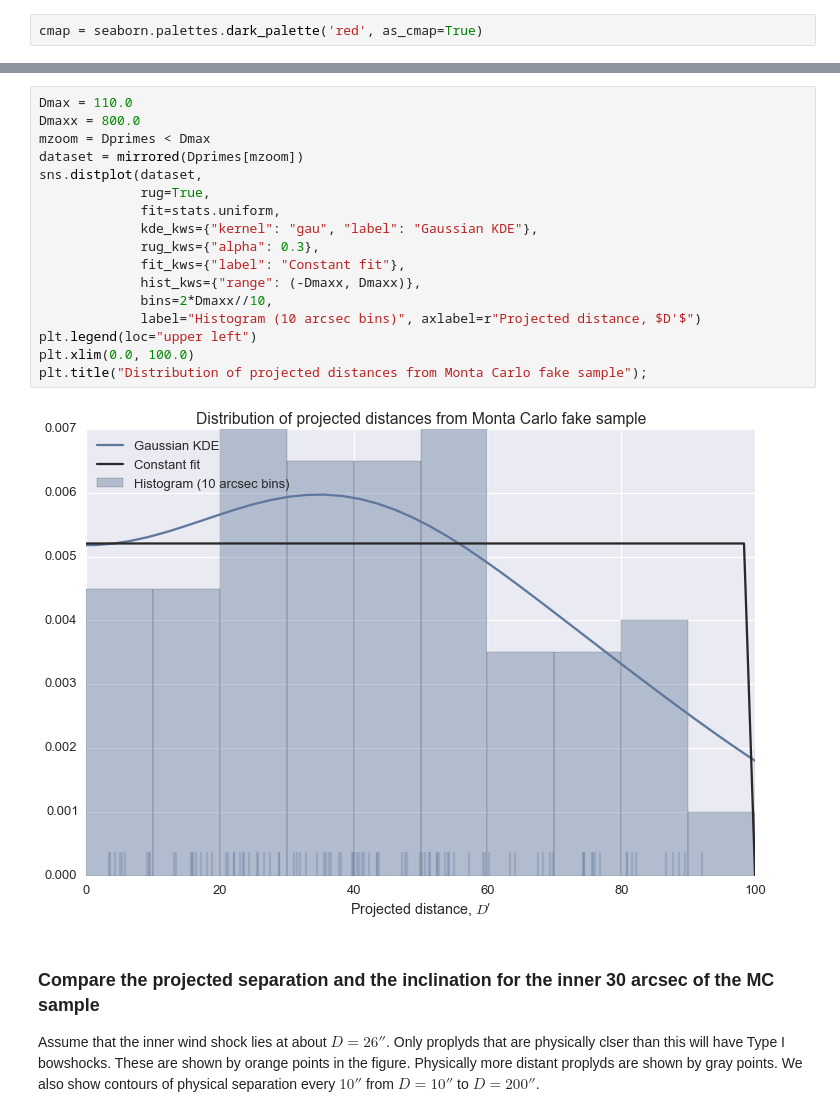
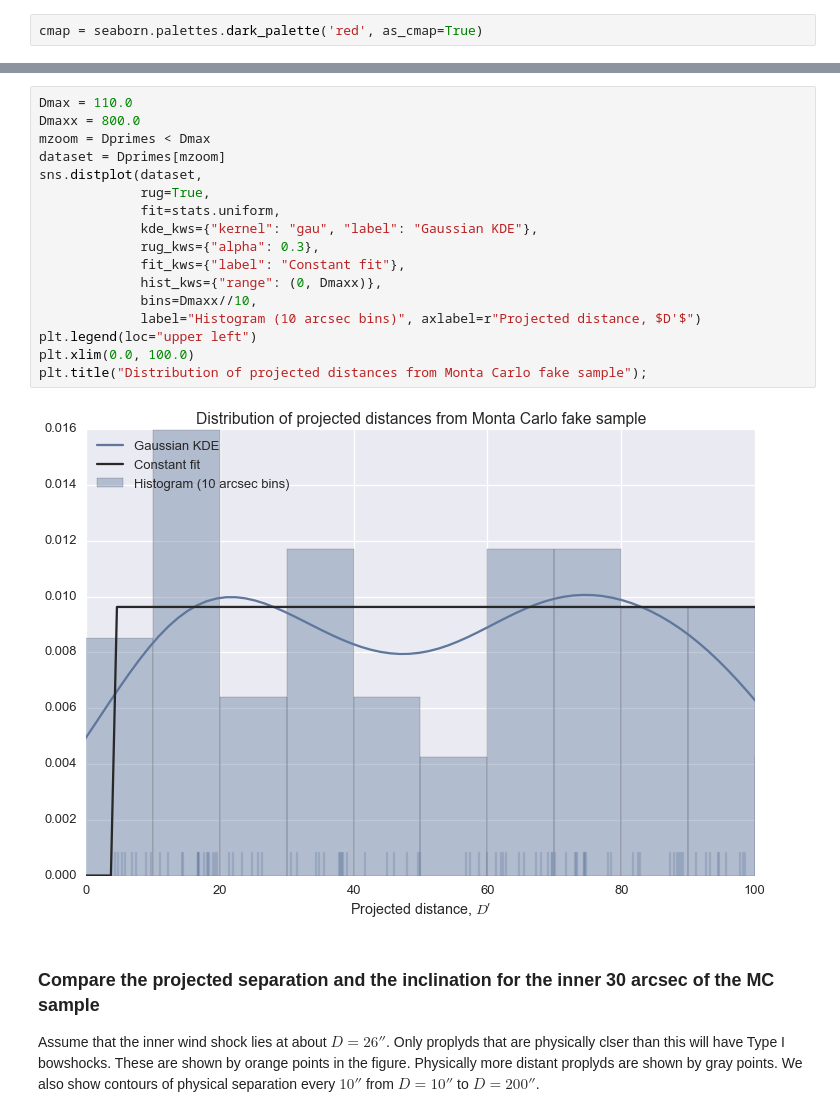
Before and after one commit to will-henney/bowshock-shape, a Jupyter notebook: Proplyd distribution.ipynb, the cells around one changed output, grey strips where cells are left out. Drawn from its saved outputs; the diff is of its cells as text.

```diff
--- a/Proplyd distribution.ipynb
+++ b/Proplyd distribution.ipynb
@@ -658,22 +658,22 @@ plt.gcf().set_size_inches(18, 8)
 # %%
 Dmax = 110.0
 Dmaxx = 800.0
 mzoom = Dprimes < Dmax
-dataset = mirrored(Dprimes[mzoom])
+dataset = Dprimes[mzoom]
 sns.distplot(dataset,
              rug=True,
              fit=stats.uniform,
              kde_kws={"kernel": "gau", "label": "Gaussian KDE"},
              rug_kws={"alpha": 0.3},
              fit_kws={"label": "Constant fit"},
-             hist_kws={"range": (-Dmaxx, Dmaxx)},
-             bins=2*Dmaxx//10,
+             hist_kws={"range": (0, Dmaxx)},
+             bins=Dmaxx//10,
              label="Histogram (10 arcsec bins)", axlabel=r"Projected distance, $D'$")
 plt.legend(loc="upper left")
 plt.xlim(0.0, 100.0)
 plt.title("Distribution of projected distances from Monta Carlo fake sample");
 # %% [output]
-[figure, old version]
+[figure, new version]
 # %% [markdown]
 ### Compare the projected separation and the inclination for the inner 30 arcsec of the MC sample
 
```
Also changed, not shown: parts of 21 cells of this notebook.
